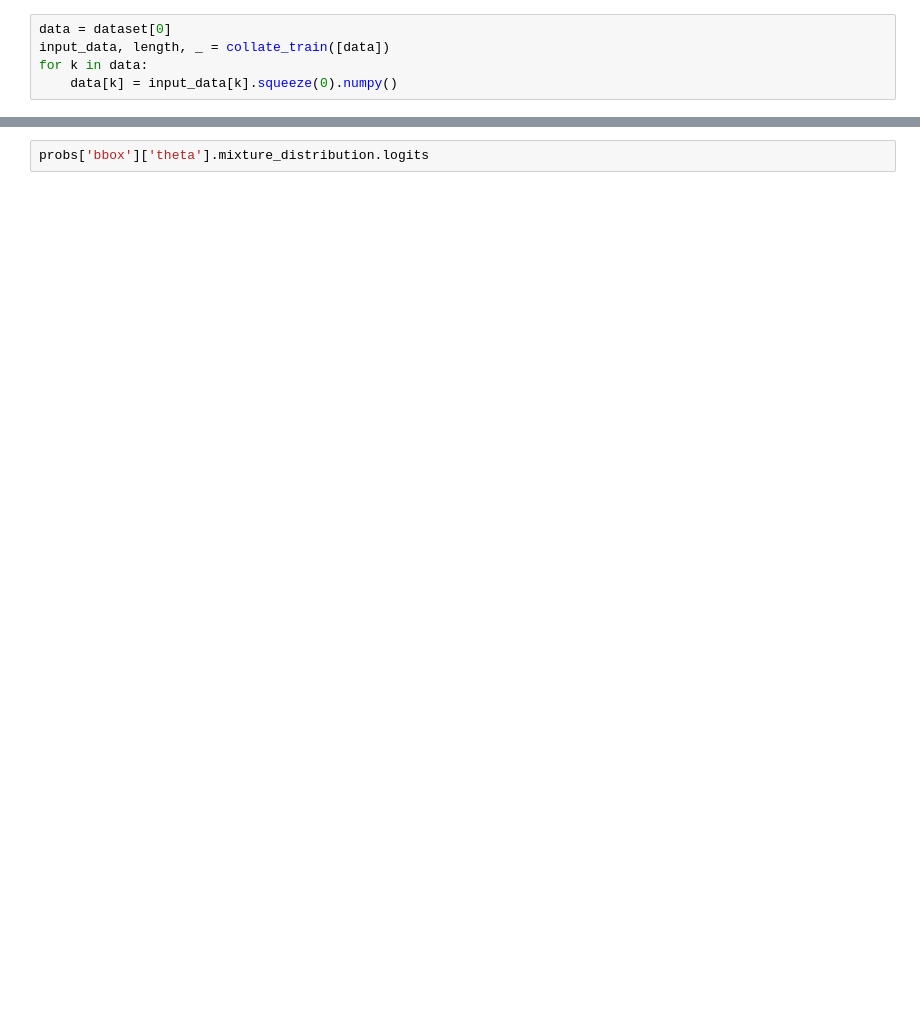
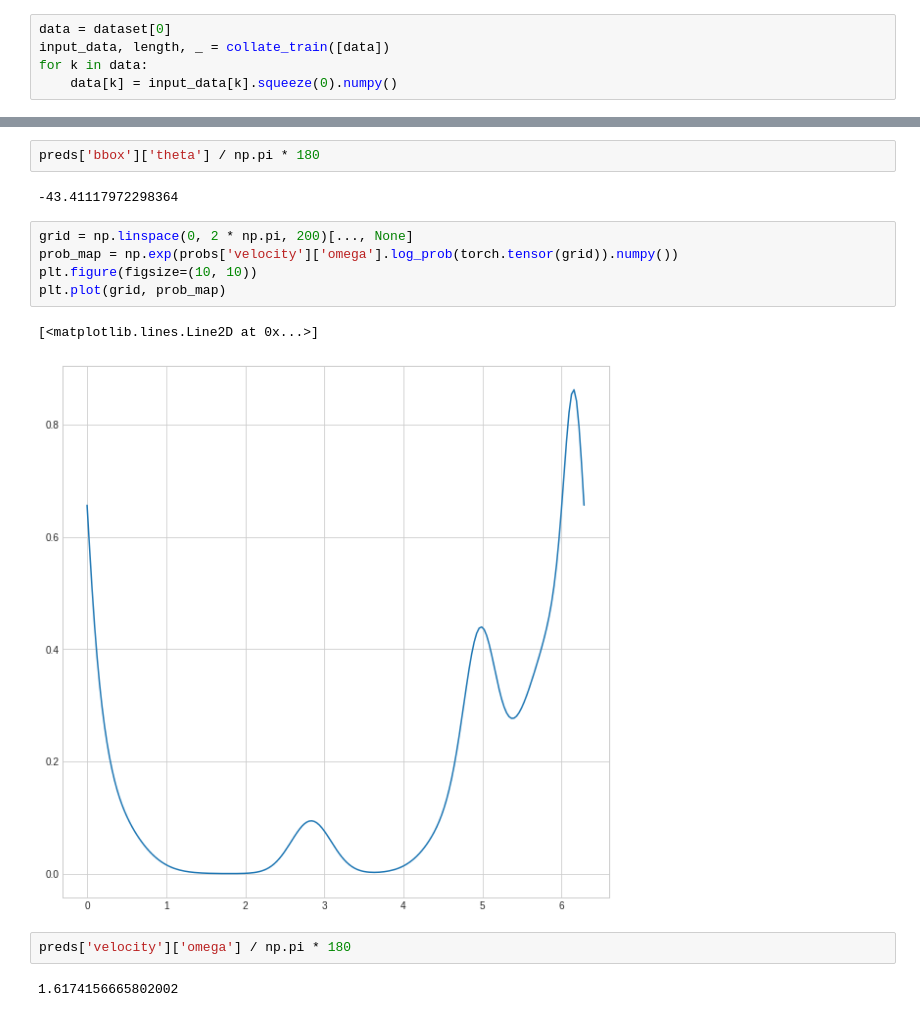
Before and after one commit to Abracadabra0/ATISS-Traffic, a Jupyter notebook: visualize.ipynb, the cells around one changed output, grey strips where cells are left out. Saved outputs shown, nothing was run; the diff lists cells and outputs as text; blank space fills up the shorter version.

```diff
--- a/visualize.ipynb
+++ b/visualize.ipynb
@@ -102,2 +131,16 @@ plt.plot(grid, prob_map)
-# %%
-probs['bbox']['theta'].mixture_distribution.logits
+# %%
+preds['bbox']['theta'] / np.pi * 180
+# %% [output]
+-43.41117972298364
+# %%
+grid = np.linspace(0, 2 * np.pi, 200)[..., None]
+prob_map = np.exp(probs['velocity']['omega'].log_prob(torch.tensor(grid)).numpy())
+plt.figure(figsize=(10, 10))
+plt.plot(grid, prob_map)
+# %% [output]
+[<matplotlib.lines.Line2D at 0x...>]
+[figure, added]
+# %%
+preds['velocity']['omega'] / np.pi * 180
+# %% [output]
+1.6174156665802002
```
Also changed, not shown: parts of 7 cells of this notebook, 1 other file.
